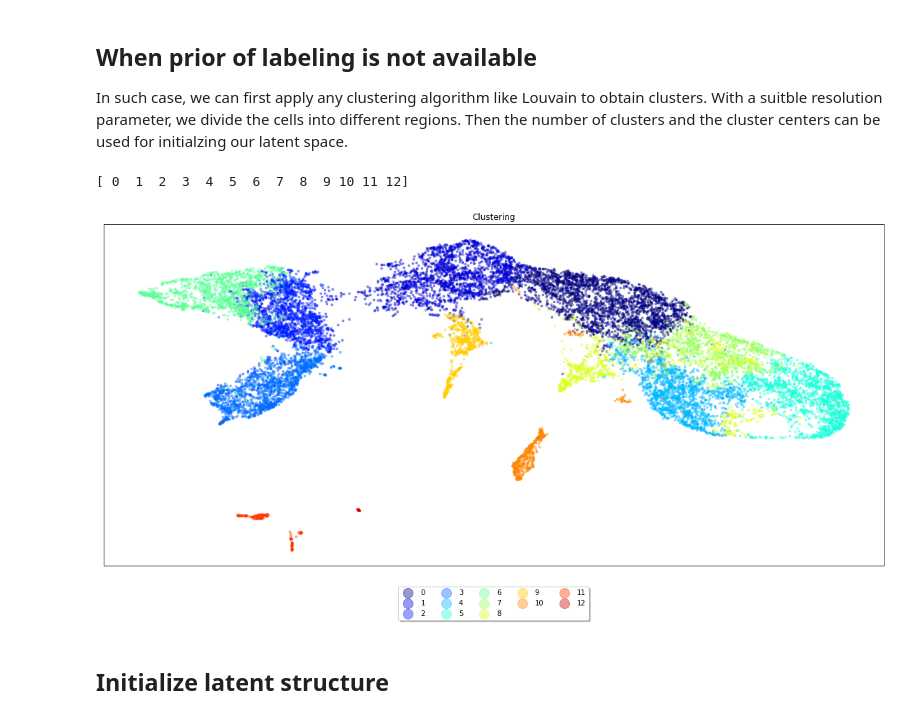
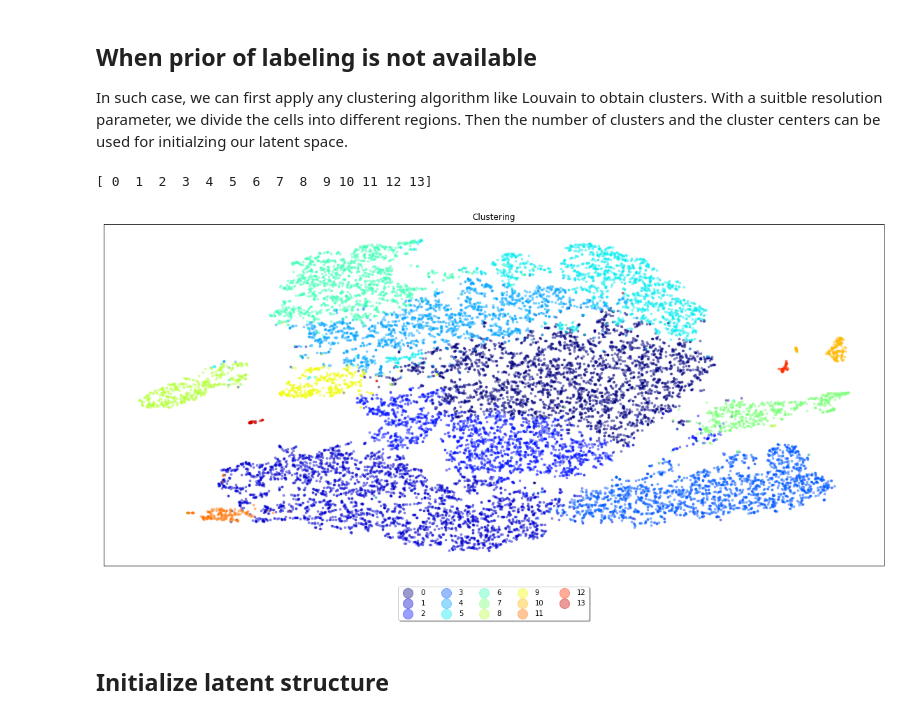
Before and after one commit to jaydu1/VITAE, a Jupyter notebook: tutorials/tutorial_mouse_brain.ipynb, the cells around one changed output. Cells and saved outputs as stored; diff of their text form; code cells hidden in the pictures.

```diff
--- a/tutorials/tutorial_mouse_brain.ipynb
+++ b/tutorials/tutorial_mouse_brain.ipynb
@@ -173,7 +196,7 @@ We can plot the clusters to see how it looks like. We provide a function to do d
 # %%
 from VITAE import get_embedding
 embed_z = get_embedding(z,
-                        dimred='umap', # 'umap', pca' and 'tsne'. Recommend to use umap for general data
+                        dimred='tsne', # 'umap', pca' and 'tsne'. Recommend to use umap for general data
                                        # as it is fast. Sometimes 'umap' will break points into separate
                                        # clusters, in such case 'tsne' is recommended while it is somehow
                                        # slow. For simple data, 'pca' will be good enough.
@@ -207,13 +230,13 @@ In such case, we can first apply any clustering algorithm like Louvain to obtain
 # %%
 g = get_igraph(z, random_state=0)
 # You can choose different resolution parameter to get satisfied clustering results.
 # In this example, roughly 9-10 clusters on the main branch will be reasonable.
-labels = louvain_igraph(g, 0.7, random_state=0)
+labels = leidenalg_igraph(g, 0.6, random_state=0)
 plot_clusters(embed_z, labels)
 print(np.unique(labels))
 # %% [output]
-[ 0  1  2  3  4  5  6  7  8  9 10 11 12]
+[ 0  1  2  3  4  5  6  7  8  9 10 11 12 13]
-[figure, old version]
+[figure, new version]
 # %% [markdown]
 ## Initialize latent structure
 # %% [markdown]
```
Also changed, not shown: parts of 12 cells of this notebook, 19 other files.
